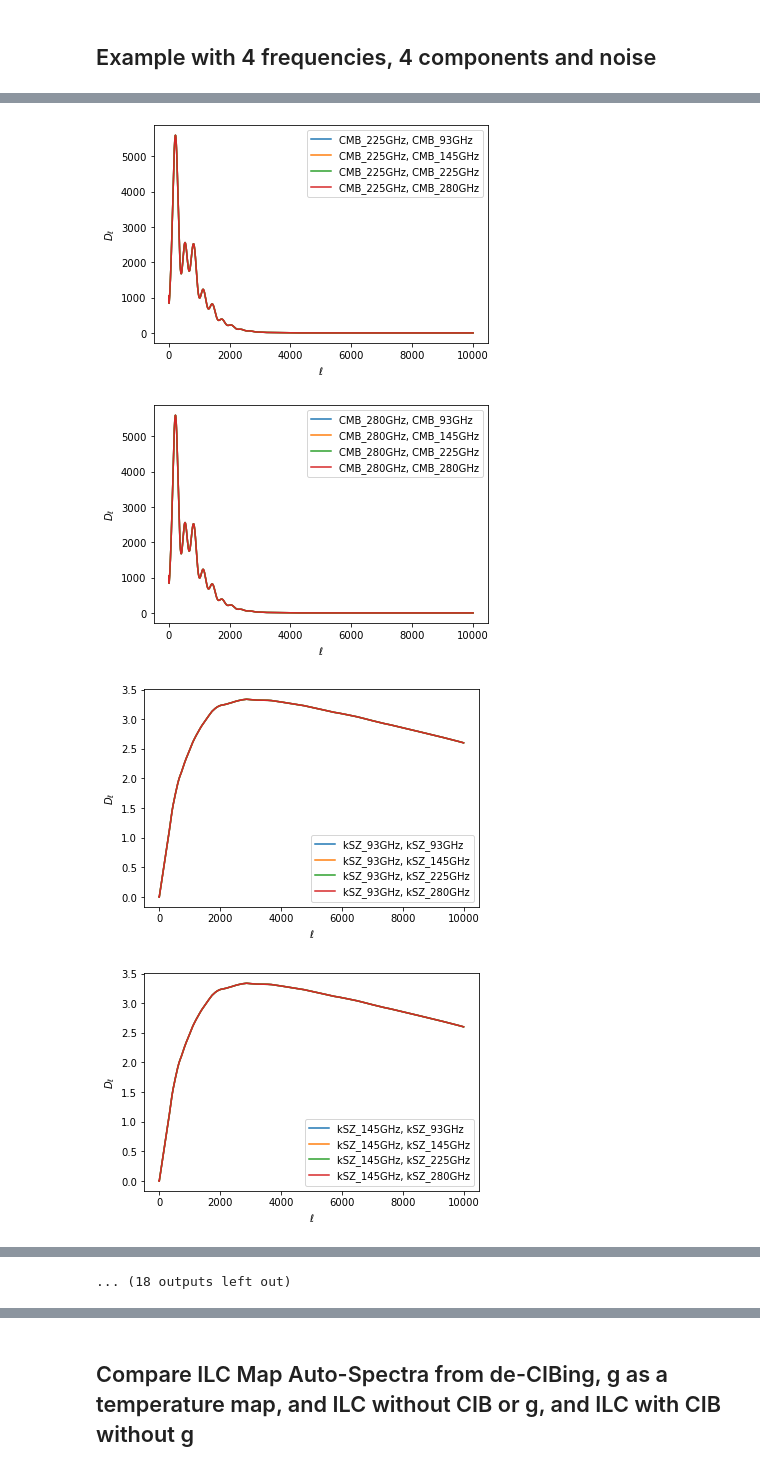
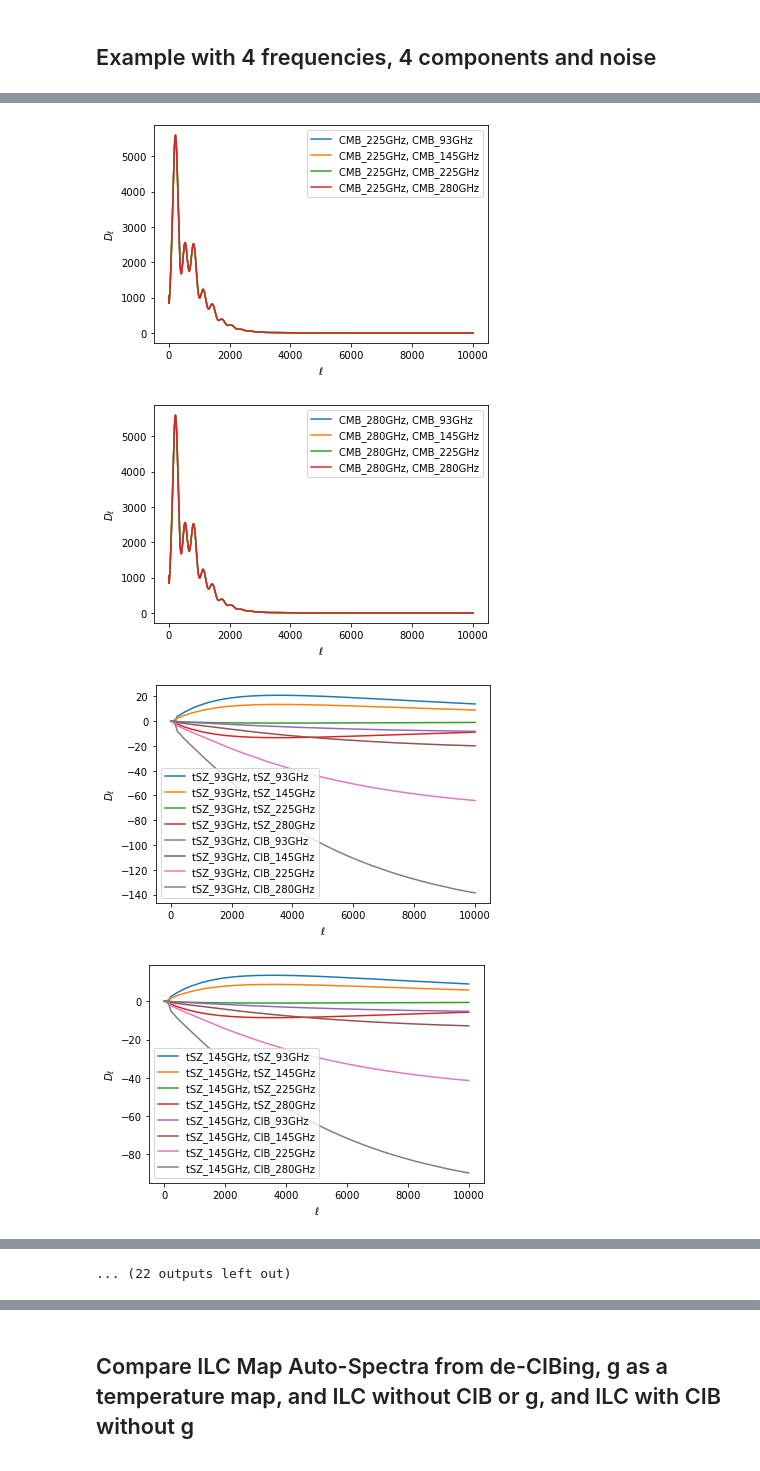
Before and after one commit to olakusiak/deCIBing, a Jupyter notebook: deCIB.ipynb, the cells around one changed output, grey strips where cells are left out. Saved outputs shown, nothing was run; the diff lists cells and outputs as text; code cells hidden in the pictures.

Commit message:
fixed shot noise values

```diff
--- a/deCIB.ipynb
+++ b/deCIB.ipynb
@@ -199,10 +199,9 @@ class spectra():
                 gg = f_gg(self.ells)
                 if plot:
                     plt.plot(self.ells, gg, label='gg signal')
-                    if a==b:
-                        gg_shot_noise = self.gg_shot_noise[a]
-                        plt.plot(self.ells, self.ells*(self.ells+1)*gg_shot_noise/(2*np.pi), label='gg shot noise')
-                        plt.plot(self.ells, gg+self.ells*(self.ells+1)*gg_shot_noise/(2*np.pi), label='total gg spectrum')
+                    gg_shot_noise = self.gg_shot_noise[a][b]
+                    plt.plot(self.ells, self.ells*(self.ells+1)*gg_shot_noise/(2*np.pi), label='gg shot noise')
+                    plt.plot(self.ells, gg+self.ells*(self.ells+1)*gg_shot_noise/(2*np.pi), label='total gg spectrum')
                     plt.title(f'gg {color1} x {color2} Spectrum')
                     plt.xlabel(r'$\ell$')
                     plt.ylabel(r'$D_{\ell}$ [$\mu K^2$]')
@@ -211,8 +210,7 @@ class spectra():
                     plt.show()
                 self.gg_spectrum[a][b] = gg/(self.ells*(self.ells+1))*(2*np.pi)
                 self.gg_spectrum[a][b][0] = 0
-                if a==b:
-                    self.gg_spectrum[a][b] += gg_shot_noise
+                self.gg_spectrum[a][b] += gg_shot_noise
         return self.gg_spectrum
 
     def get_cls(self, plot=False):
@@ -590,33 +588,33 @@ class standard_ILC_no_deproj():
 # %%
 ellmax = 10000
 ells = np.arange(ellmax+1)
 base_dir = 'websky_11-18'
 # base_dir = 'websky_best-fit_HOD_11-23'
 freqs = [27, 39, 93, 145, 225, 280]
 freqs = [93, 145, 225, 280]
 comps = ['CMB', 'tSZ', 'kSZ', 'CIB', 'noise']
-comps = ['CMB', 'kSZ', 'CIB', 'noise']
-gg_shot_noise = [1.74e-7, 2.44e-7, 3.47e-7] #blue, green, red
+# comps = ['CMB', 'kSZ', 'CIB', 'noise']
+gg_shot_noise = np.array([[0.92e-7, 6.22e-9, 0], [6.22e-9, 1.81e-7, 4.67e-8], [0, 4.67e-8, 29.6e-7]]) #index as gg_shot_noise[a][b] for blue, green, red
 
 #uncomment below and add noise parameter for 1 uK arcmin noise
 noise_cl = np.zeros((len(freqs), ellmax+1))
 for i in range(len(freqs)):
     if i<len(freqs)-2:
         noise = 1.
     else: #make noise higher for higher frequency :
         noise = 10.
     theta_fwhm = (1.4/60.)*(np.pi/180.)
     sigma = theta_fwhm/np.sqrt(8.*np.log(2.))
     W = (noise/60.)*(np.pi/180.)
     noise_cl[i] = W**2*np.exp(ells*(ells+1)*sigma**2)
 
 spectra1 = spectra(base_dir, ellmax, freqs, comps, gg_shot_noise, noise=None) #use this line for SO noise levels
 # spectra1 = spectra(base_dir, ellmax, freqs, comps, gg_shot_noise, noise=noise_cl) #use this line for 1 uk arcmin noise levels
 spectra1.get_cls(plot=True)
 # %% [output]
 [figure]
 [figure]
 [figure]
 [figure]
-[figure, old version]
+[figure, new version]
-[figure, old version]
+[figure, new version]
@@ -629,4 +627,4 @@ spectra1.get_cls(plot=True)
-... (18 outputs left out)
+... (22 outputs left out)
 # %%
 deltal = 10
 m1 = de_CIB(spectra1, deltal)
```
Also changed, not shown: parts of 26 cells of this notebook.
